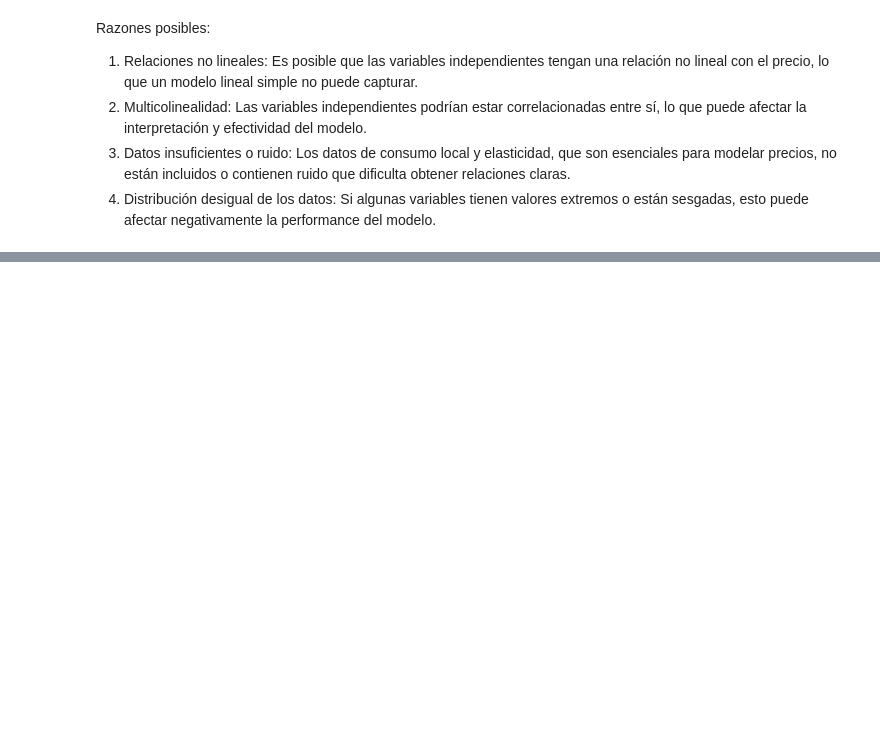
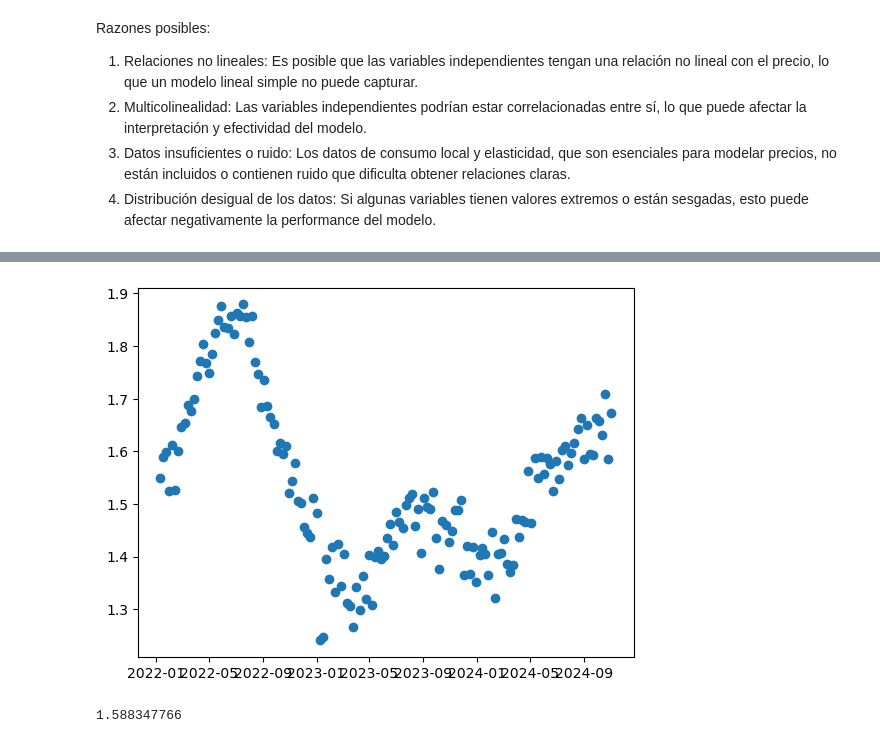
Before and after one commit to arboldeku/Avocado-2.0, a Jupyter notebook: code/modelos_predicciones.ipynb, the cells around one changed output, grey strips where cells are left out. Saved outputs shown, nothing was run; the diff lists cells and outputs as text; code cells hidden in the pictures; blank space fills up the shorter version.

```diff
--- a/code/modelos_predicciones.ipynb
+++ b/code/modelos_predicciones.ipynb
@@ -455,0 +273,24 @@ Polynomial Regression R2: 0.7808345465234021
+# %%
+x_clean_data = california_consumption_clean['ASP Current Year']
+y_clean_data = pd.to_datetime(california_consumption_clean['Current Year Week Ending'])
+
+plt.scatter(y_clean_data, x_clean_data)
+plt.show()
+# %% [output]
+[figure, added]
+# %%
+
+# Convert datetime to ordinal
+y_clean_data_ordinal = y_clean_data.apply(lambda x: x.toordinal())
+
+# Create the interpolation function
+interp_func = interp1d(y_clean_data_ordinal, x_clean_data, kind='linear')
+
+# Use the interpolation function to get the interpolated value at a specific date
+# In our case at the start of the dataset
+date_to_interpolate = pd.to_datetime('2022-01-16').toordinal()
+y_f = interp_func(date_to_interpolate)
+
+print(y_f)
+# %% [output]
+1.588347766
```
Also changed, not shown: parts of 13 cells of this notebook, 1 other file.
